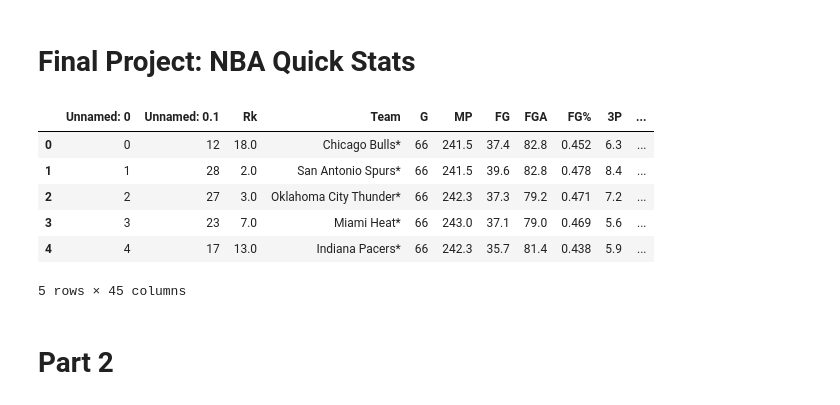
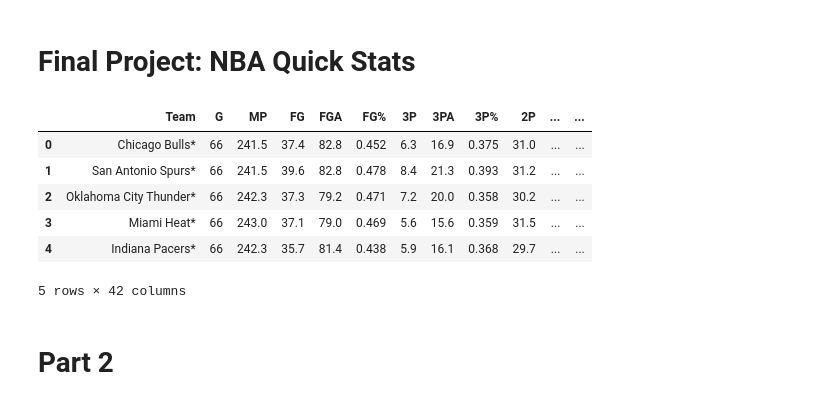
Before and after one commit to cs2027/stat-303-1-project, a Jupyter notebook: final-project.ipynb, the cells around one changed output. Saved outputs shown, nothing was run; the diff lists cells and outputs as text; code cells hidden in the pictures.

```diff
--- a/final-project.ipynb
+++ b/final-project.ipynb
@@ -153,15 +153,16 @@ def compute_summary_stats(year):
 # %%
 fp = '/Users/christopher_song/Desktop/fall_2021/stat_303_1/stat-303-1-project/data/nba_data.csv'
 nba_data = pd.read_csv(fp)
+nba_data.drop(columns=['Unnamed: 0', 'Unnamed: 0.1', 'Rk'], inplace=True)
 nba_data.head()
 # %% [output]
-|  | Unnamed: 0 | Unnamed: 0.1 | Rk | Team | G | MP | FG | FGA | FG% | 3P | ... |
-| 0 | 0 | 12 | 18.0 | Chicago Bulls* | 66 | 241.5 | 37.4 | 82.8 | 0.452 | 6.3 | ... |
-| 1 | 1 | 28 | 2.0 | San Antonio Spurs* | 66 | 241.5 | 39.6 | 82.8 | 0.478 | 8.4 | ... |
-| 2 | 2 | 27 | 3.0 | Oklahoma City Thunder* | 66 | 242.3 | 37.3 | 79.2 | 0.471 | 7.2 | ... |
-| 3 | 3 | 23 | 7.0 | Miami Heat* | 66 | 243.0 | 37.1 | 79.0 | 0.469 | 5.6 | ... |
-| 4 | 4 | 17 | 13.0 | Indiana Pacers* | 66 | 242.3 | 35.7 | 81.4 | 0.438 | 5.9 | ... |
+|  | Team | G | MP | FG | FGA | FG% | 3P | 3PA | 3P% | 2P | ... | ... |
+| 0 | Chicago Bulls* | 66 | 241.5 | 37.4 | 82.8 | 0.452 | 6.3 | 16.9 | 0.375 | 31.0 | ... | ... |
+| 1 | San Antonio Spurs* | 66 | 241.5 | 39.6 | 82.8 | 0.478 | 8.4 | 21.3 | 0.393 | 31.2 | ... | ... |
+| 2 | Oklahoma City Thunder* | 66 | 242.3 | 37.3 | 79.2 | 0.471 | 7.2 | 20.0 | 0.358 | 30.2 | ... | ... |
+| 3 | Miami Heat* | 66 | 243.0 | 37.1 | 79.0 | 0.469 | 5.6 | 15.6 | 0.359 | 31.5 | ... | ... |
+| 4 | Indiana Pacers* | 66 | 242.3 | 35.7 | 81.4 | 0.438 | 5.9 | 16.1 | 0.368 | 29.7 | ... | ... |
-5 rows × 45 columns
+5 rows × 42 columns
 # %% [markdown]
 # Part 2
 # %% [markdown]
```
Also changed, not shown: parts of 31 cells of this notebook.
